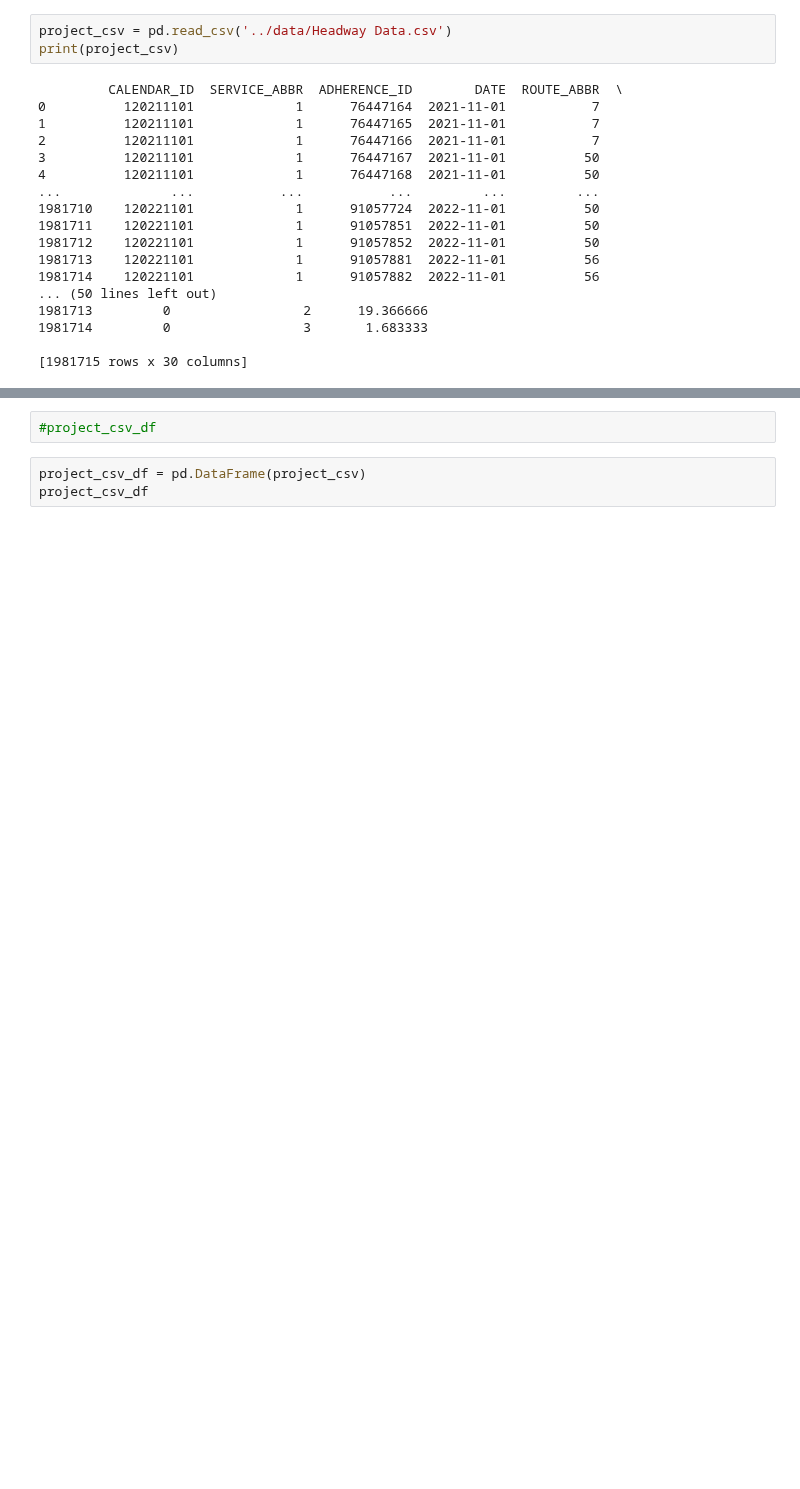
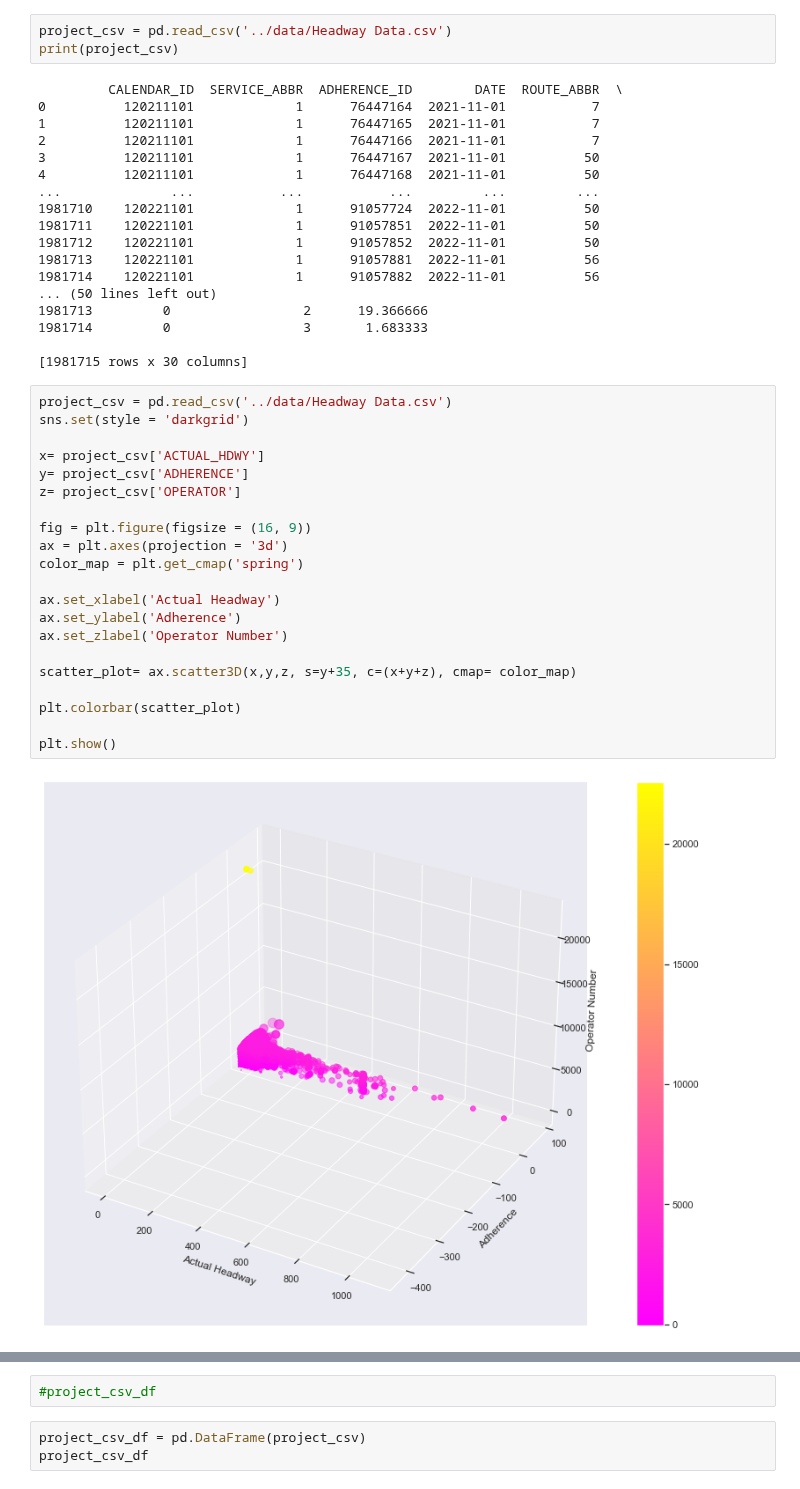
Before and after one commit to NSS-Data-Analytics-Cohort-7/wego-shut_up_and_take_my_query, a Jupyter notebook: WeGo/notebooks/Untitled.ipynb, the cells around one changed output, grey strips where cells are left out. Drawn from its saved outputs; the diff is of its cells as text; blank space fills up the shorter version.

```diff
--- a/WeGo/notebooks/Untitled.ipynb
+++ b/WeGo/notebooks/Untitled.ipynb
@@ -33,3 +34,26 @@ print(project_csv)
 1981714         0                 3       1.683333
 
 [1981715 rows x 30 columns]
+# %%
+project_csv = pd.read_csv('../data/Headway Data.csv')
+sns.set(style = 'darkgrid')
+
+x= project_csv['ACTUAL_HDWY']
+y= project_csv['ADHERENCE']
+z= project_csv['OPERATOR']
+
+fig = plt.figure(figsize = (16, 9))
+ax = plt.axes(projection = '3d')
+color_map = plt.get_cmap('spring')
+
+ax.set_xlabel('Actual Headway')
+ax.set_ylabel('Adherence')
+ax.set_zlabel('Operator Number')
+
+scatter_plot= ax.scatter3D(x,y,z, s=y+35, c=(x+y+z), cmap= color_map)
+
+plt.colorbar(scatter_plot)
+
+plt.show()
+# %% [output]
+[figure, added]
```
Also changed, not shown: parts of 14 cells of this notebook.
